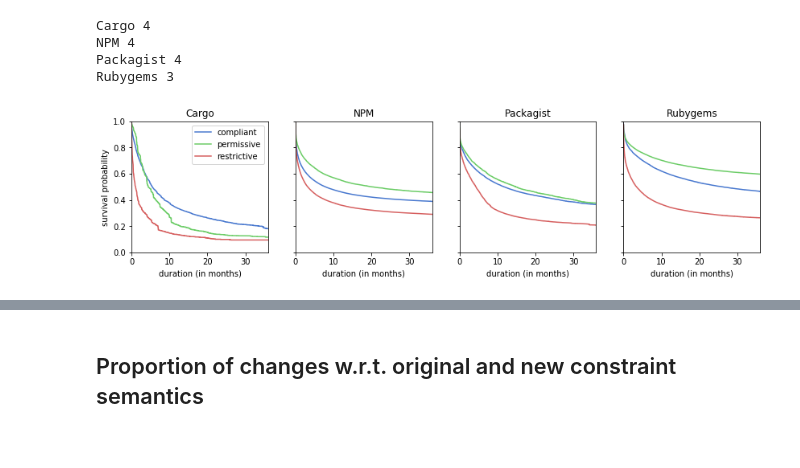
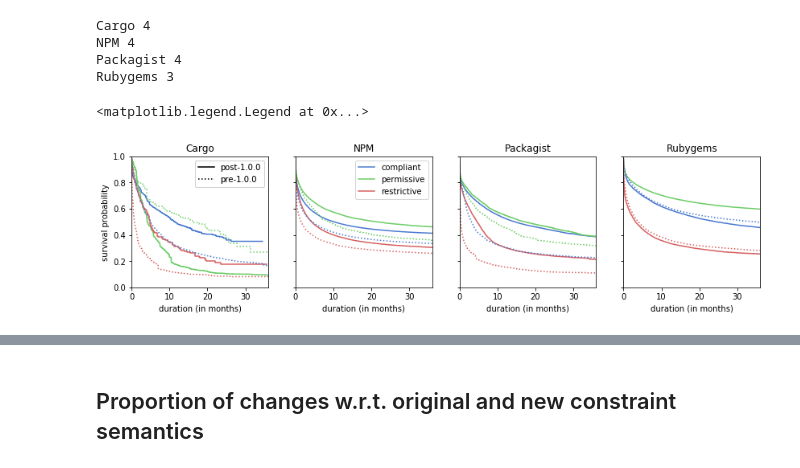
Before and after one commit to AlexandreDecan/secos-constraints, a Jupyter notebook: notebooks/Semver compliance.ipynb, the cells around one changed output, grey strips where cells are left out. Saved outputs shown, nothing was run; the diff lists cells and outputs as text; code cells hidden in the pictures.

```diff
--- a/notebooks/Semver compliance.ipynb
+++ b/notebooks/Semver compliance.ipynb
@@ -413,14 +464,17 @@ for i, ecosystem in enumerate(ECOSYSTEMS):
         [lambda d: d['dev']]
         .assign(n=1)
         .groupby(pandas.Grouper(key='date', freq='M'))
-        [['compliant', 'permissive', 'restrictive', 'n']]
+        [['compliant', 'permissive', 'restrictive', 'semver_compliant', 'n']]
         .sum()
         [lambda d: d['n'] > 0]
         .apply(lambda d: d / d['n'], axis=1)
-        [['compliant', 'permissive', 'restrictive']]
+        .rename(columns={'semver_compliant': 'semver'})
+        [['compliant', 'permissive', 'restrictive', 'semver']]
     )
 
-    data[ecosystem].plot(ax=ax, legend=False, color=SEC_PALETTE)
+    data[ecosystem][['compliant', 'permissive', 'restrictive']].plot(ax=ax, legend=False, color=SEC_PALETTE)
+    data[ecosystem][['semver']].plot(ax=ax, legend=False, color=SEC_PALETTE[3], style='--')
+
     ax.set(
         title=ecosystem,
         xlabel='',
@@ -519,37 +575,47 @@ Rubygems 3
 # %%
 fig, axes = matplotlib.pyplot.subplots(nrows=1, ncols=4, sharex=True, sharey=True)
 fig.set_size_inches(FIG_SIZE_WIDE)
 
 data = dict()
 
 for i, ecosystem in enumerate(ECOSYSTEMS):
     ax = axes[i]
 
     data[ecosystem] = (
         df_constraints[ecosystem]
         [lambda d: d['package'].isin(df_frequently_updated[ecosystem])]
         .assign(duration=lambda d: (d['constraint_next_date'].fillna(CENSOR_DATE) - d['date']) / pandas.to_timedelta(30, 'days'))
         .assign(observed=lambda d: ~d['constraint_next_date'].isnull())
     )
 
     kmf = lifelines.KaplanMeierFitter()
-    for j, constraint_type in enumerate(['compliant', 'permissive', 'restrictive']):
-        mask = data[ecosystem][constraint_type]
-        kmf.fit(data[ecosystem][mask]['duration'], data[ecosystem][mask]['observed'], label=constraint_type)
-        kmf.plot(ax=ax, c=SEC_PALETTE[j], ci_show=False, legend=False)
-
+    for dev in (False, True):
+        for j, constraint_type in enumerate(['compliant', 'permissive', 'restrictive']):
+            mask = (lambda d: (d['dev'] == dev) & d[constraint_type])
+            try:
+                kmf.fit(data[ecosystem][mask]['duration'], data[ecosystem][mask]['observed'], label=constraint_type if not dev else '')
+                kmf.plot(ax=ax, c=SEC_PALETTE[j], ci_show=False, legend=False, style=':' if dev else '-')
+            except ValueError:
+                pass
     ax.set(
         title=ecosystem,
         xlabel='duration (in months)',
         xlim=(0, 36),
         ylabel='survival probability',
         ylim=(0, 1),
     )
 
-axes[0].legend()
+legend = axes[0].legend(
+    [matplotlib.lines.Line2D([0], [0], color='k'), matplotlib.lines.Line2D([0], [0], color='k', linestyle='dotted')],
+    ['post-1.0.0', 'pre-1.0.0'],
+)
+axes[1].legend()
+axes[0].add_artist(legend)
+
 savefig(fig, 'change_constraint_duration')
 # %% [output]
+<matplotlib.legend.Legend at 0x...>
-[figure, old version]
+[figure, new version]
 # %%
 for ecosystem in ECOSYSTEMS:
     print(ecosystem)
```
Also changed, not shown: parts of 14 cells of this notebook.
